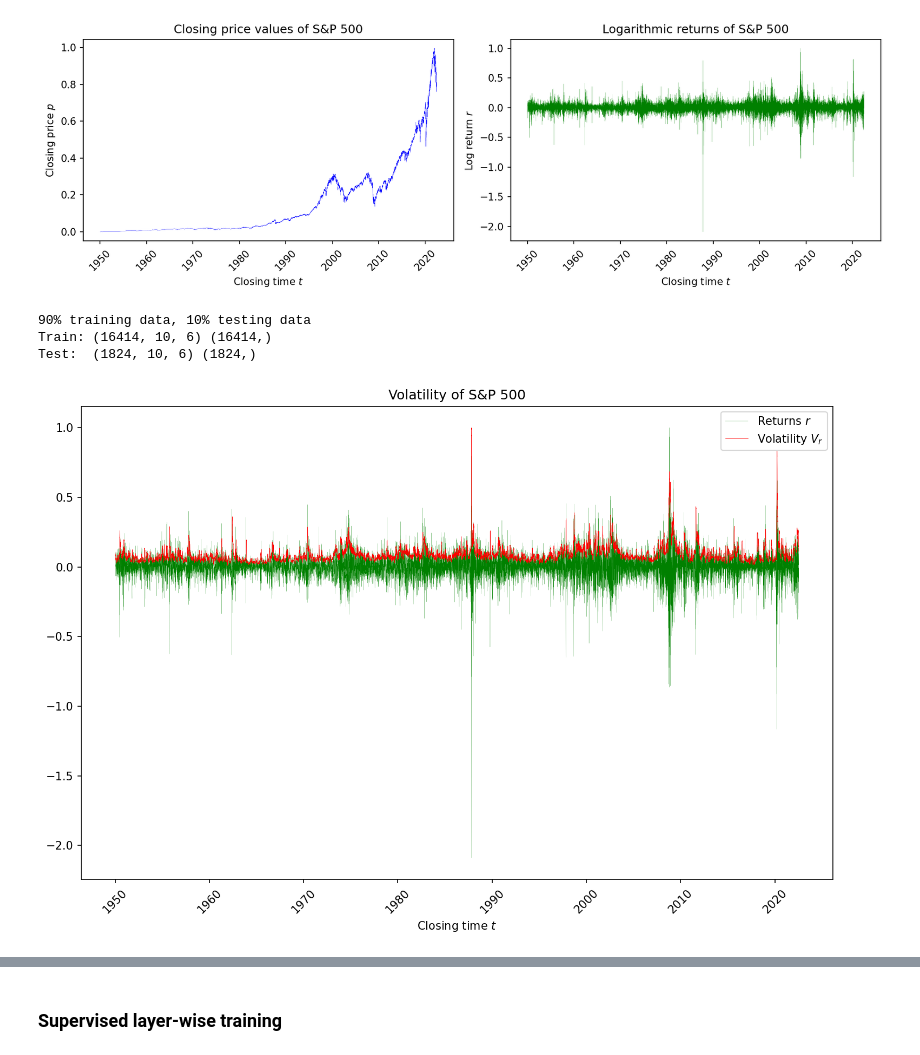
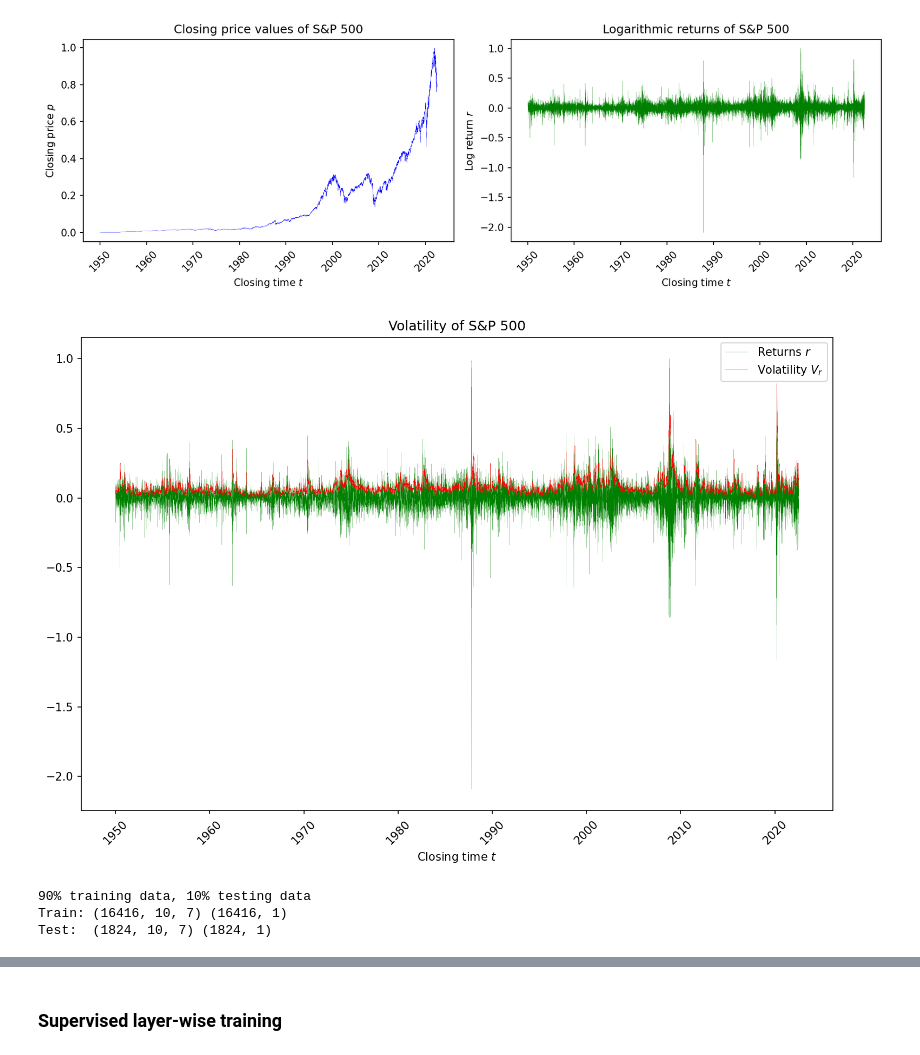
Before and after one commit to gittmp/sustainable-risk-modelling, a Jupyter notebook: Program/risk-forecasting.ipynb, the cells around one changed output, grey strips where cells are left out. Saved outputs shown, nothing was run; the diff lists cells and outputs as text; code cells hidden in the pictures.

```diff
--- a/Program/risk-forecasting.ipynb
+++ b/Program/risk-forecasting.ipynb
@@ -163,6 +169,19 @@ plt.tight_layout()
 plt.show()
 # %% [output]
 [figure]
+# %%
+# plot computed volatility
+fig, ax = plt.subplots(figsize=(10, 7), dpi=150)
+ax.plot(X.returns, linewidth=0.1, color='g', label='Returns $r$')
+ax.plot(X.volatility, linewidth=0.2, color='r', label='Volatility $V_r$')
+ax.set(title=f'Volatility of S&P 500', xlabel=r'Closing time $t$')
+ax.tick_params(axis='x', rotation=45)
+ax.legend()
+
+plt.tight_layout()
+plt.show()
+# %% [output]
+[figure, added]
 # %%
 # build dataset:
 #   each instance consists of a `LOOKBACK_WINDOW` length time series (prev `LOOKBACK_WINDOW`) over variables
@@ -171,10 +190,8 @@ X_data, y_data = [], []
 
 for i in range(X.shape[0] - LOOKBACK_WINDOW - PREDICTION_LEN):
     # compute volatility
-    volatility = np.sqrt(np.sum(np.square(X.returns[i: i + LOOKBACK_WINDOW])))
-
-    y_data.append(volatility)
     X_data.append(X.values[i: i + LOOKBACK_WINDOW])
+    y_data.append(X.volatility[i + LOOKBACK_WINDOW: i + LOOKBACK_WINDOW + PREDICTION_LEN])
 
 # convert X, y to numpy arrays (and scale volatility)
 X_data = np.array(X_data)
@@ -195,20 +212,5 @@ print(f"{TRAIN_TEST_SPLIT * 100:.0f}% training data, {(1 - TRAIN_TEST_SPLIT) * 1
 print("Train:", X_train.shape, y_train.shape, '\nTest: ', X_test.shape, y_test.shape)
 # %% [output]
 90% training data, 10% testing data
-Train: (16414, 10, 6) (16414,)
-Test:  (1824, 10, 6) (1824,)
+Train: (16416, 10, 7) (16416, 1)
+Test:  (1824, 10, 7) (1824, 1)
-# %%
-# plot computed volatility
-y_plot = pd.Series(y_data, index=X.returns[LOOKBACK_WINDOW + 1:].keys())
-
-fig, ax = plt.subplots(figsize=(10, 7), dpi=150)
-ax.plot(X.returns[LOOKBACK_WINDOW + 1:], linewidth=0.1, color='g', label='Returns $r$')
-ax.plot(y_plot, linewidth=0.3, color='r', label='Volatility $V_r$')
-ax.set(title=f'Volatility of S&P 500', xlabel=r'Closing time $t$')
-ax.tick_params(axis='x', rotation=45)
-ax.legend()
-
-plt.tight_layout()
-plt.show()
-# %% [output]
-[figure, removed]
```
Also changed, not shown: parts of 20 cells of this notebook, 3 other files.
